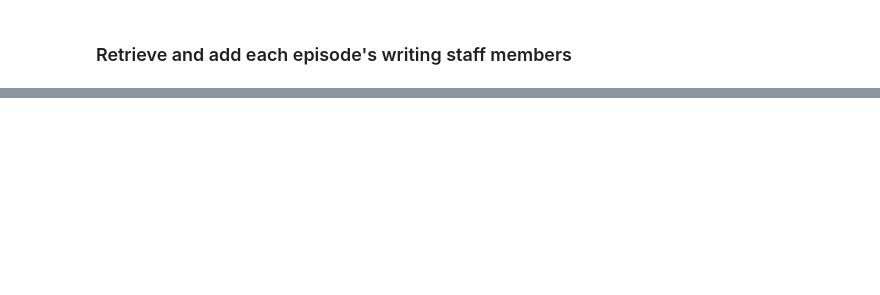
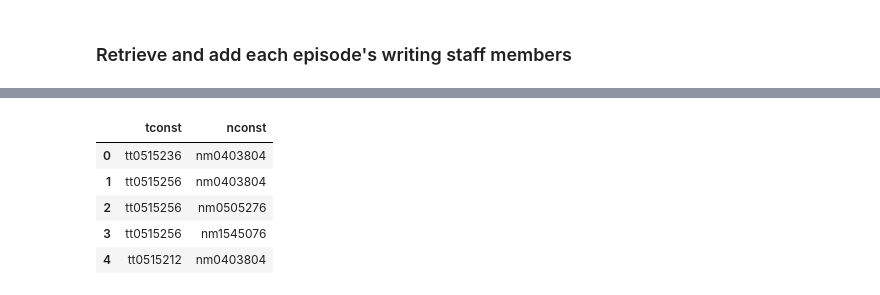
Before and after one commit to OGladfelter/IMDb-Comedies, a Jupyter notebook: imbd-top-comedy-episodes.ipynb, the cells around one changed output, grey strips where cells are left out. Cells and saved outputs as stored; diff of their text form; code cells hidden in the pictures; blank space fills up the shorter version.

```diff
--- a/imbd-top-comedy-episodes.ipynb
+++ b/imbd-top-comedy-episodes.ipynb
@@ -184,20 +193,29 @@ episodesCrew = topComediesOrdered.merge(crew)
 # %%
 # in the crews table, multiple writer IDs of one project are included together in one
 # long string, which makes a merge with the names table successful only for projects
 # with only one writer. This for loop munges the crew table into a table where
 # projects with multiple writers are split into multiple rows, one for each writer
 
 writingStaff = []
 
 for index, row in episodesCrew.iterrows():
 
     if row['writers'] != r'\N':
         episodesOrMovies = row['tconst']
         writersP = row['writers']
 
         for writer in writersP.split(','):
             newRow = [episodesOrMovies, writer]
             writingStaff.append(newRow)
 
 writingStaffDF = pd.DataFrame(writingStaff, columns = ['tconst', 'nconst'])
+
+writingStaffDF.head()
+# %% [output]
+|  | tconst | nconst |
+| 0 | tt0515236 | nm0403804 |
+| 1 | tt0515256 | nm0403804 |
+| 2 | tt0515256 | nm0505276 |
+| 3 | tt0515256 | nm1545076 |
+| 4 | tt0515212 | nm0403804 |
 # %%
```
Also changed, not shown: parts of 11 cells of this notebook.
